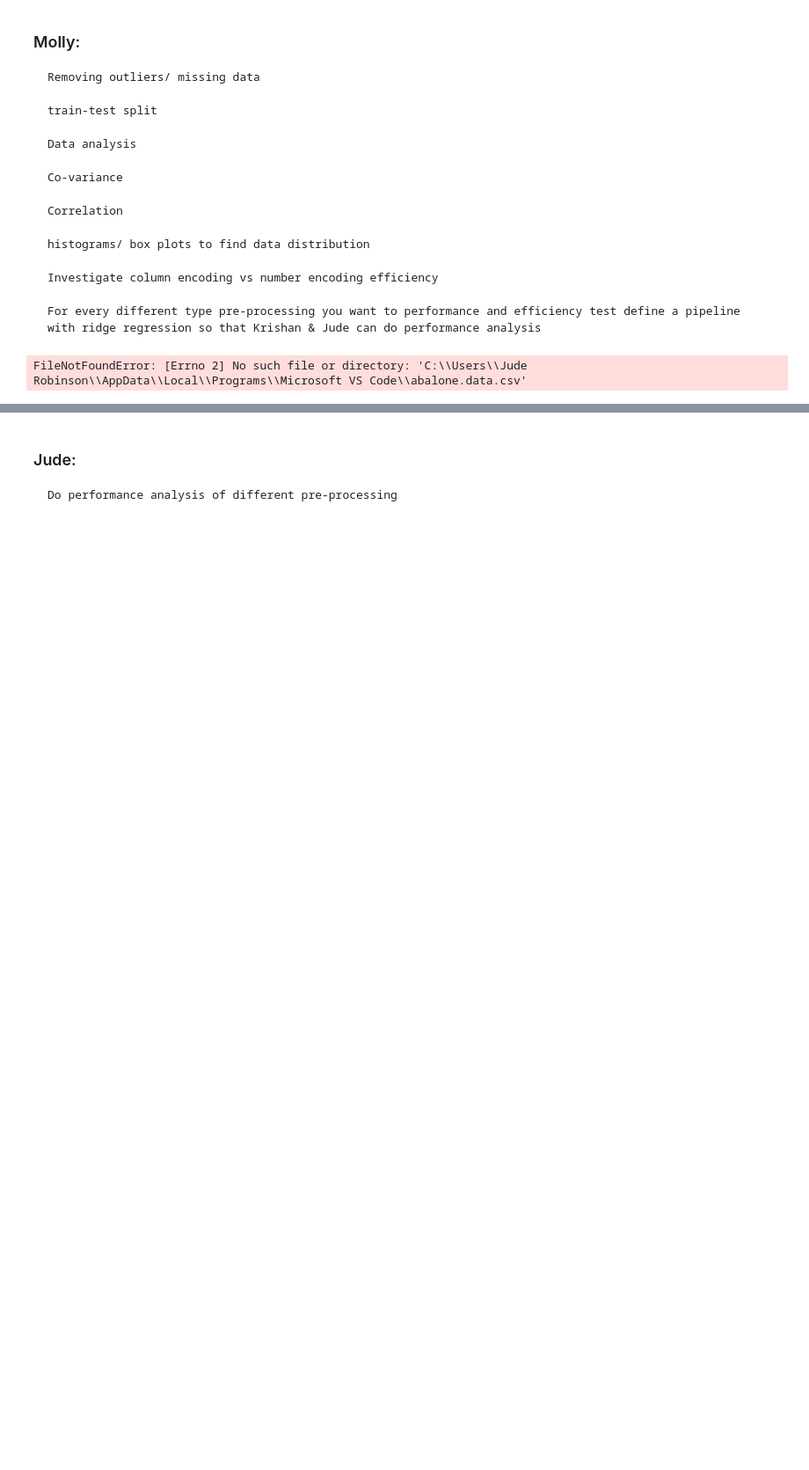
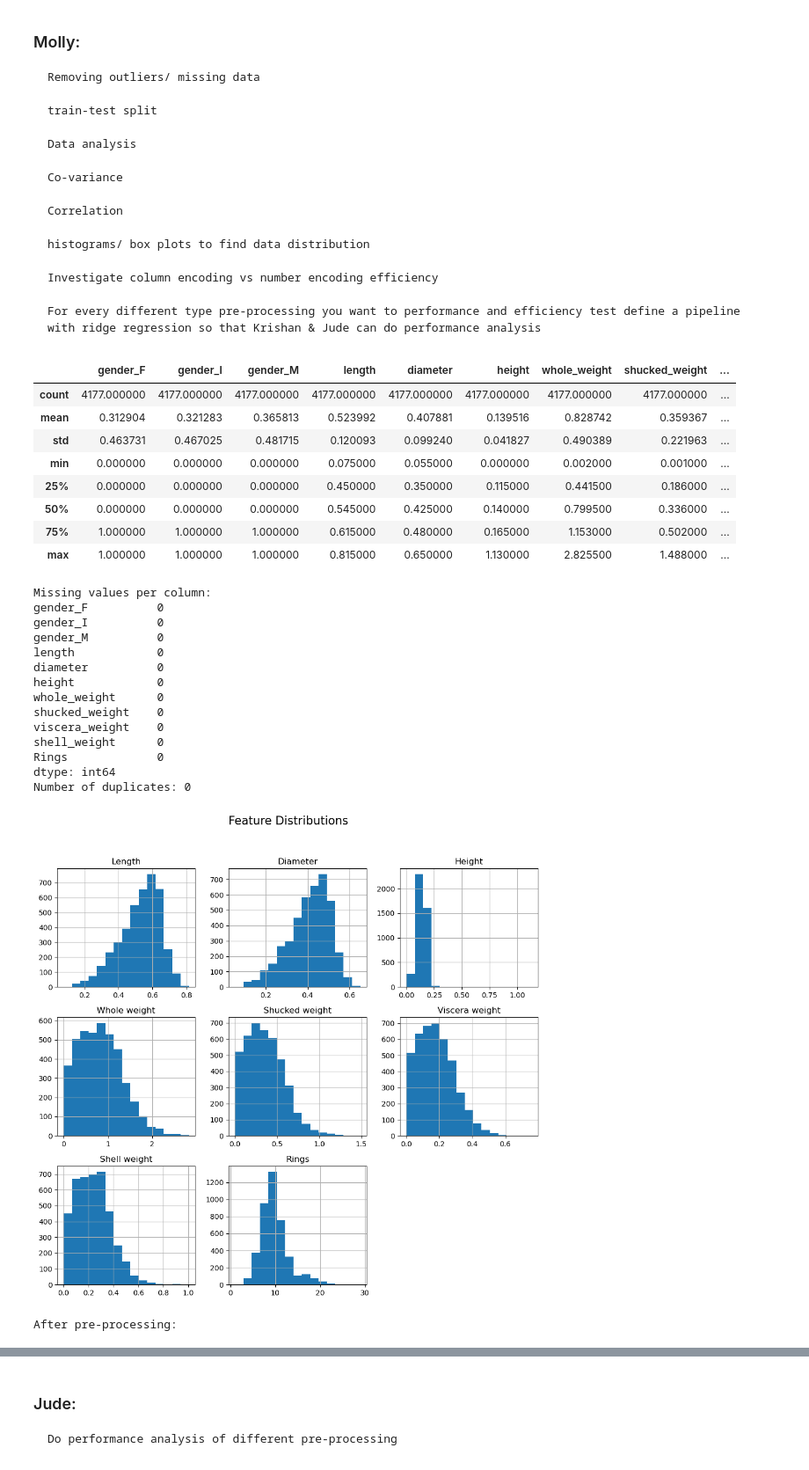
Before and after one commit to el5ie/predict-cw2-C, a Jupyter notebook: main.ipynb, the cells around one changed output, grey strips where cells are left out. Shown at 88% size. Drawn from its saved outputs; the diff is of its cells as text; code cells hidden in the pictures; blank space fills up the shorter version.

```diff
--- a/main.ipynb
+++ b/main.ipynb
@@ -75,11 +4255,12 @@ Ive just added my pre-processing from part 1, we can build on this or your own p
 # Molly's code cell
 
 # dataset path
+CSV_OBJECT = io.StringIO(abalone_data)
 CWD = Path.cwd()
 CSV_PATH = "abalone.data.csv"
 
 # Load dataset as pandas DataFrame
-df = pd.read_csv(CSV_PATH, sep=",")
+df = pd.read_csv(CSV_OBJECT, sep=",")
 assert "Rings" in df.columns, "Expected 'Rings' column." # Assert Rings column exists
 
 # Converting gender to 3 separate one-hot encoded columns
@@ -112,31 +4293,55 @@ print(f"Number of duplicates: {num_duplicates}")
 df.hist(bins=15, figsize=(10, 10))
 plt.suptitle("Feature Distributions", fontsize=16)
 plt.tight_layout(rect=[0, 0.03, 1, 0.95])
 plt.show()
 
 # Remove entries with outliers in 'height' feature
 height_threshold = dfEnc['height'].quantile(0.99)  # 99th percentile
 dfEnc = dfEnc[dfEnc['height'] <= height_threshold]
 dfEnc = dfEnc[dfEnc['height'] > 0]
 
 # re-plot height distribution after removing outliers
 print("After pre-processing:")
 display(dfEnc.describe(include='all'))
 dfEnc.hist(bins=15, figsize=(10, 10))
 plt.suptitle("Feature Distributions After pre-processing", fontsize=16)
 plt.tight_layout(rect=[0, 0.03, 1, 0.95])
 plt.show()
 
 # Split data into features and target variable
 X = dfEnc.drop(columns=["Rings"])
 y_reg = dfEnc["Rings"]
 
 # Split data into training and testing sets for regression
 X_train_r, X_test_r, y_train_r, y_test_r = train_test_split(
     X, y_reg, test_size=0.2, random_state=RNG
 )
 
 # Fold datasets for cross validation
 kf = KFold(n_splits=5, shuffle=True, random_state=RNG)
 # %% [output]
+|  | gender_F | gender_I | gender_M | length | diameter | height | whole_weight | shucked_weight | ... |
+| count | 4177.000000 | 4177.000000 | 4177.000000 | 4177.000000 | 4177.000000 | 4177.000000 | 4177.000000 | 4177.000000 | ... |
+| mean | 0.312904 | 0.321283 | 0.365813 | 0.523992 | 0.407881 | 0.139516 | 0.828742 | 0.359367 | ... |
+| std | 0.463731 | 0.467025 | 0.481715 | 0.120093 | 0.099240 | 0.041827 | 0.490389 | 0.221963 | ... |
+| min | 0.000000 | 0.000000 | 0.000000 | 0.075000 | 0.055000 | 0.000000 | 0.002000 | 0.001000 | ... |
+| 25% | 0.000000 | 0.000000 | 0.000000 | 0.450000 | 0.350000 | 0.115000 | 0.441500 | 0.186000 | ... |
+| 50% | 0.000000 | 0.000000 | 0.000000 | 0.545000 | 0.425000 | 0.140000 | 0.799500 | 0.336000 | ... |
+| 75% | 1.000000 | 1.000000 | 1.000000 | 0.615000 | 0.480000 | 0.165000 | 1.153000 | 0.502000 | ... |
+| max | 1.000000 | 1.000000 | 1.000000 | 0.815000 | 0.650000 | 1.130000 | 2.825500 | 1.488000 | ... |
-FileNotFoundError: [Errno 2] No such file or directory: 'C:\\Users\\Jude Robinson\\AppData\\Local\\Programs\\Microsoft VS Code\\abalone.data.csv'
+Missing values per column:
+gender_F          0
+gender_I          0
+gender_M          0
+length            0
+diameter          0
+height            0
+whole_weight      0
+shucked_weight    0
+viscera_weight    0
+shell_weight      0
+Rings             0
+dtype: int64
+Number of duplicates: 0
+[figure, added]
+After pre-processing:
```
Also changed, not shown: parts of 3 cells of this notebook.
